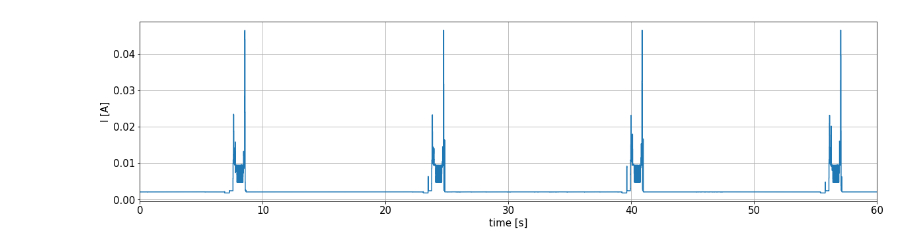
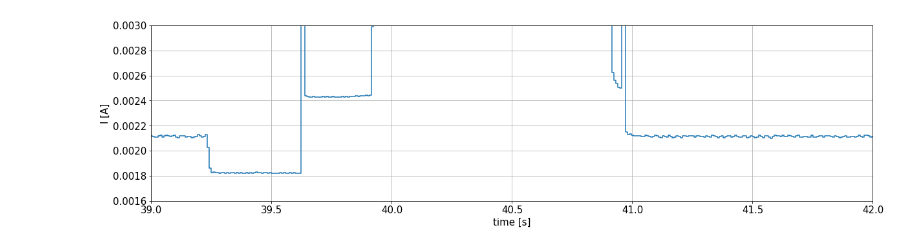
Before and after one commit to UniversalScientificTechnologies/SPACEDOS03, a Jupyter notebook: notebooks/powertest.ipynb, the cells around one changed output. Saved outputs shown, nothing was run; the diff lists cells and outputs as text; code cells hidden in the pictures.

```diff
--- a/notebooks/powertest.ipynb
+++ b/notebooks/powertest.ipynb
@@ -15,15 +15,18 @@ fto = '/storage/experiments/2022/11_spacedos_power_test/ilog.log' #  File to Ope
 df = pd.read_csv(fto, header=None, skiprows=30)
 df['time'] = df.index * (1/123)
 df = df[:-5]
+df[0] = df[0].astype(float)
 # %%
 plt.figure(figsize=(20,5))
 matplotlib.rcParams.update({'font.size': 15})
 
 plt.plot(df['time'], df[0], drawstyle='steps-mid')
-plt.xlim(0,60)
+#plt.xlim(39,58)
+plt.xlim(39,42)
+plt.ylim(0.0016,0.003)
 plt.xlabel('time [s]')
 plt.ylabel('I [A]')
 plt.grid()
 # %% [output]
-[figure, old version]
+[figure, new version]
 # %%
```
Also changed, not shown: parts of 6 cells of this notebook.
